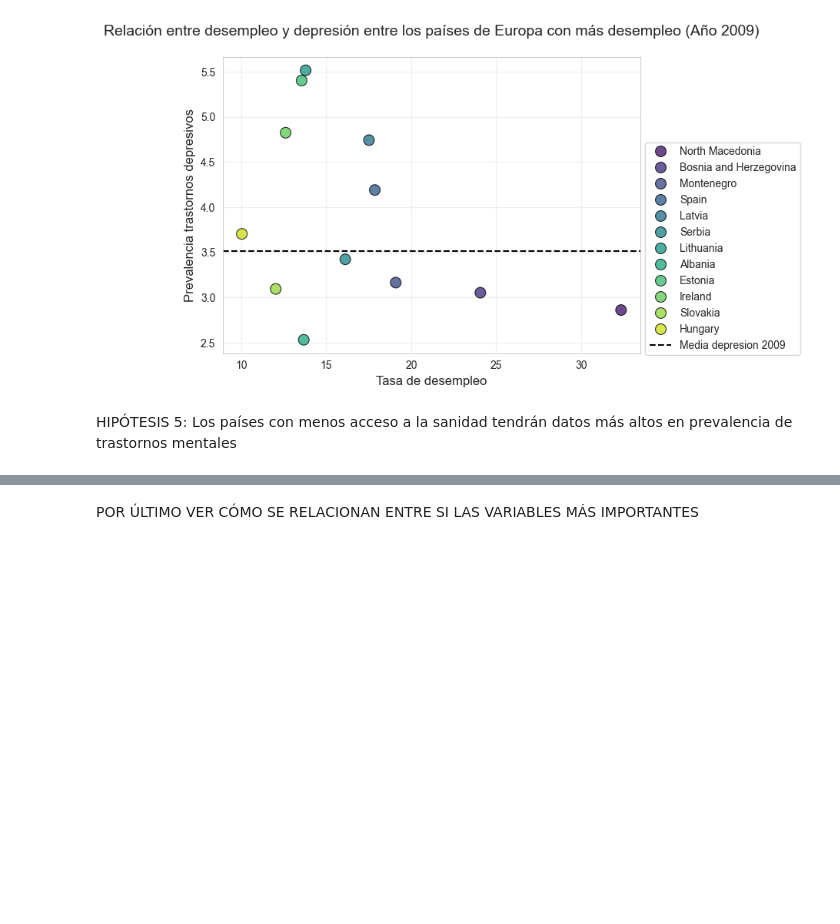
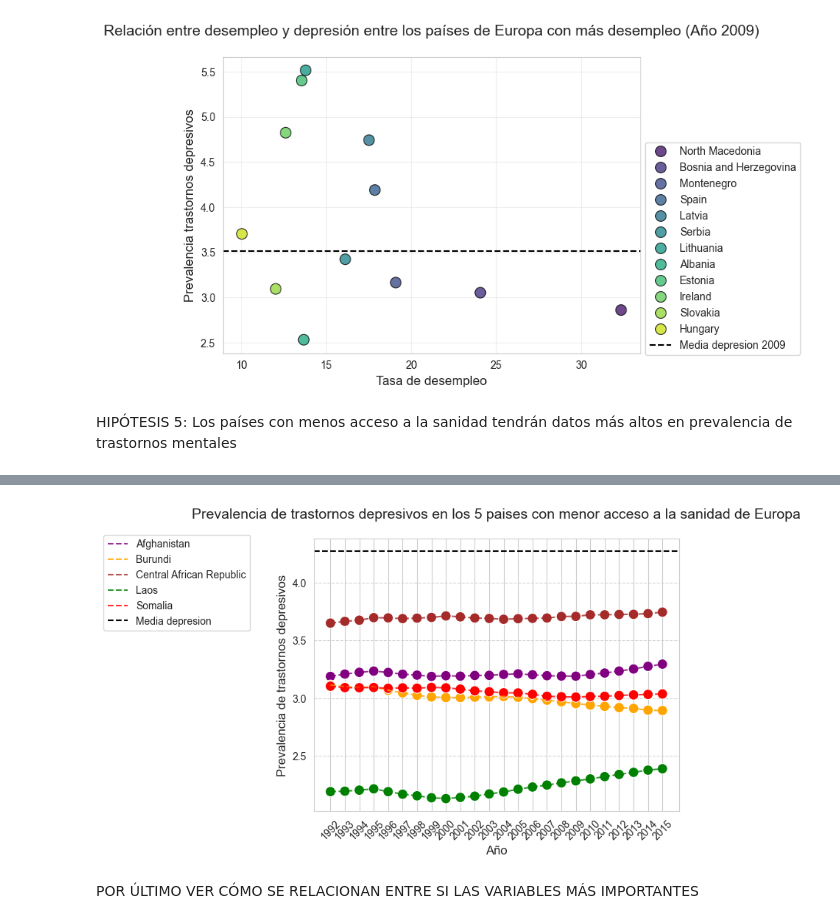
Before and after one commit to Rafacercos/Salud_mental_EDA, a Jupyter notebook: notebooks/EDA Trastornos depresivos.ipynb, the cells around one changed output, grey strips where cells are left out. Saved outputs shown, nothing was run; the diff lists cells and outputs as text; code cells hidden in the pictures; blank space fills up the shorter version.

```diff
--- a/notebooks/EDA Trastornos depresivos.ipynb
+++ b/notebooks/EDA Trastornos depresivos.ipynb
@@ -767,3 +390,15 @@ plt.ylabel("Prevalencia de trastornos depresivos",fontsize = 12);
+# %%
+sns.scatterplot(data = graf_b,x = "año",y = "depresion",hue = "Country", palette = lista_colores2,legend=False, s = 100,)
+sns.lineplot(data = graf_b,x = "año",y = "depresion",hue = "Country", palette = lista_colores2,linestyle="--",linewidth = 1.5,alpha =0.8)
+plt.axhline(media_depresion,color="k",linestyle="--",label= "Media depresion")
+plt.legend(bbox_to_anchor=(-0.16,1.033))
+plt.title("Prevalencia de trastornos depresivos en los 5 paises con menor acceso a la sanidad de Europa",fontsize = 14, pad = 20)
+plt.grid(axis ="y", linestyle= '--',alpha = 0.8)
+plt.xticks(rotation=45,fontsize=10)
+plt.xlabel("Año",fontsize=12)
+plt.ylabel("Prevalencia de trastornos depresivos",fontsize = 12);
+# %% [output]
+[figure, added]
 # %% [markdown]
 POR ÚLTIMO VER CÓMO SE RELACIONAN ENTRE SI LAS VARIABLES MÁS IMPORTANTES
 # %%
```
Also changed, not shown: parts of 37 cells of this notebook.
